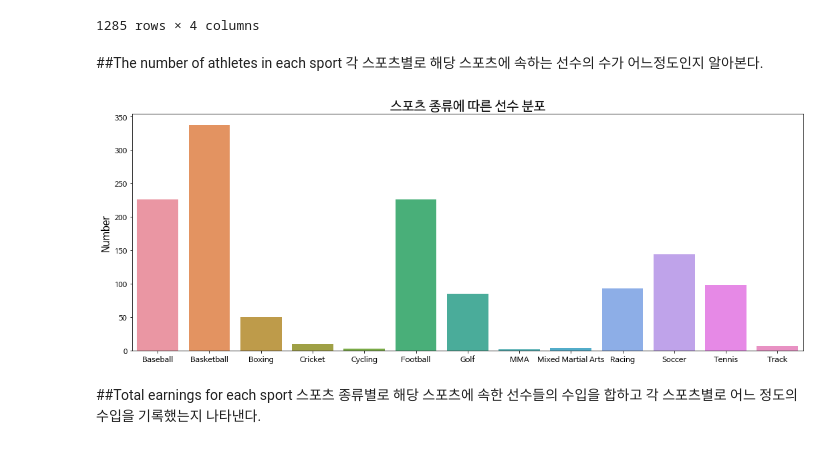
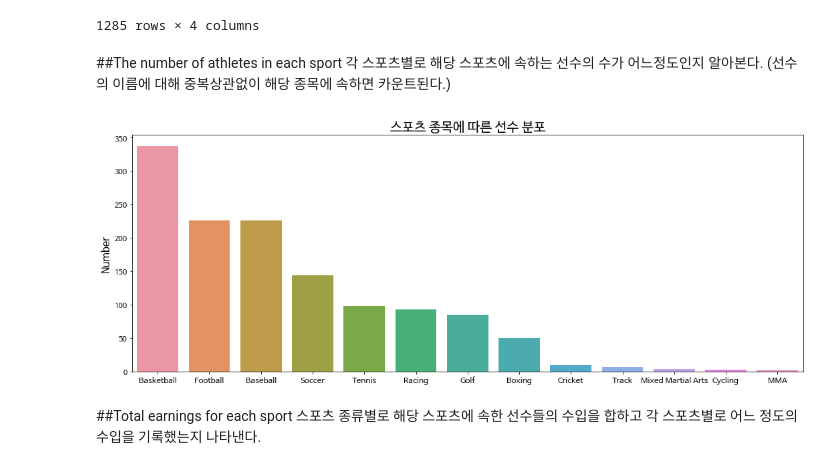
Before and after one commit to gjsin1105/DAP__, a Jupyter notebook: FinalProject.ipynb, the cells around one changed output. Drawn from its saved outputs; the diff is of its cells as text; code cells hidden in the pictures.

```diff
--- a/FinalProject.ipynb
+++ b/FinalProject.ipynb
@@ -59,17 +59,18 @@ df
 # %% [markdown]
 ##The number of athletes in each sport
 각 스포츠별로 해당 스포츠에 속하는 선수의 수가 어느정도인지 알아본다.
+(선수의 이름에 대해 중복상관없이 해당 종목에 속하면 카운트된다.)
 # %%
-numkind = df.groupby('Sport')['Sport'].count()
+numkind = df.groupby('Sport')['Sport'].count().sort_values(ascending=False)
 sport_kind = [sport for sport in numkind.index]
 plt.figure(figsize=(18, 6.5))
-plt.title("스포츠 종류에 따른 선수 분포", size=20)
+plt.title("스포츠 종목에 따른 선수 분포", size=20)
 sns.barplot(x=sport_kind, y=numkind)
 plt.xticks(fontsize=12)
 plt.ylabel('Number', size=15)
 plt.show()
 # %% [output]
-[figure, old version]
+[figure, new version]
 # %% [markdown]
 ##Total earnings for each sport
 스포츠 종류별로 해당 스포츠에 속한 선수들의 수입을 합하고 각 스포츠별로 어느 정도의 수입을 기록했는지 나타낸다.
```
Also changed, not shown: parts of 2 cells of this notebook.
